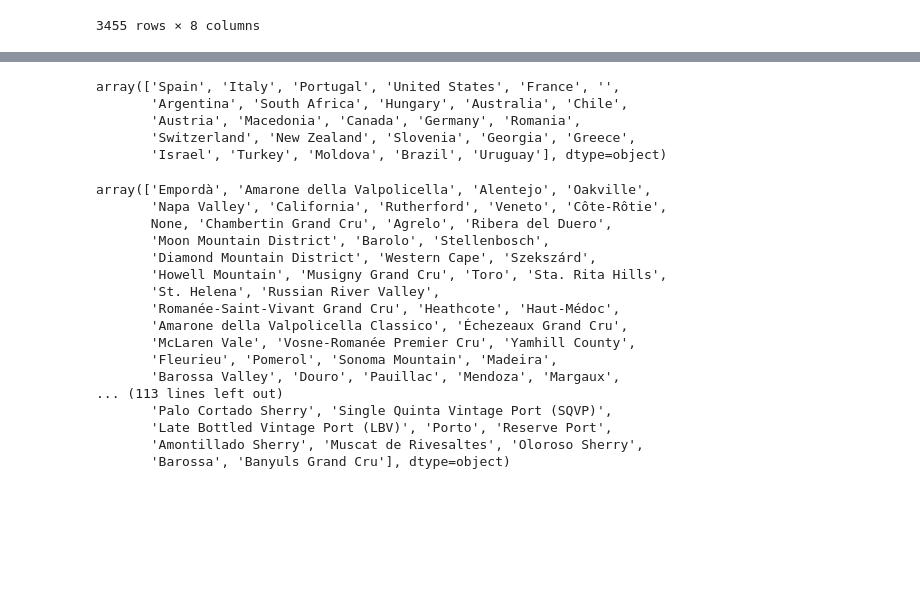
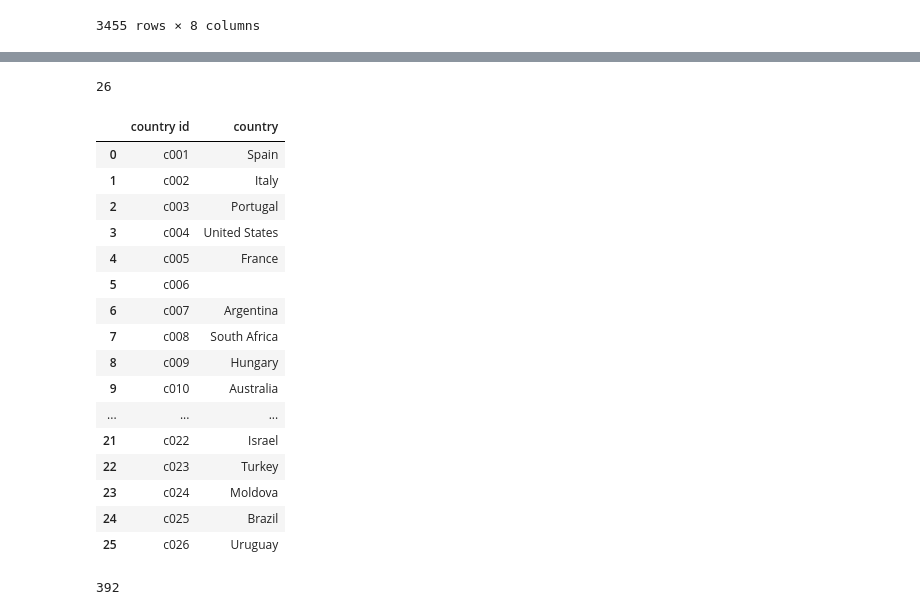
Before and after one commit to SantDRS/G3_Project3, a Jupyter notebook: starterCode.ipynb, the cells around one changed output, grey strips where cells are left out. Saved outputs shown, nothing was run; the diff lists cells and outputs as text; code cells hidden in the pictures; blank space fills up the shorter version.

Commit message:
made winery,country,region, and type dataframes

```diff
--- a/starterCode.ipynb
+++ b/starterCode.ipynb
@@ -198,32 +216,35 @@ array(['Maselva', 'Ernesto Ruffo', 'Cartuxa', ..., 'Quinta de S. José',
 # %%
 #getting a list of the unique countries in the dataframe
 countryList = wine_df['country'].unique()
-countryList
+len(countryList)
 # %% [output]
-array(['Spain', 'Italy', 'Portugal', 'United States', 'France', '',
-       'Argentina', 'South Africa', 'Hungary', 'Australia', 'Chile',
-       'Austria', 'Macedonia', 'Canada', 'Germany', 'Romania',
-       'Switzerland', 'New Zealand', 'Slovenia', 'Georgia', 'Greece',
-       'Israel', 'Turkey', 'Moldova', 'Brazil', 'Uruguay'], dtype=object)
+26
+# %%
+# creating a country_df
+countryID = ['c'+'{:0>3}'.format(str(id+1)) for id in range(len(countryList))]
+country_df = pd.DataFrame({'country id':countryID,'country':countryList})
+country_df
+# %% [output]
+|  | country id | country |
+| 0 | c001 | Spain |
+| 1 | c002 | Italy |
+| 2 | c003 | Portugal |
+| 3 | c004 | United States |
+| 4 | c005 | France |
+| 5 | c006 |  |
+| 6 | c007 | Argentina |
+| 7 | c008 | South Africa |
+| 8 | c009 | Hungary |
+| 9 | c010 | Australia |
+| ... | ... | ... |
+| 21 | c022 | Israel |
+| 22 | c023 | Turkey |
+| 23 | c024 | Moldova |
+| 24 | c025 | Brazil |
+| 25 | c026 | Uruguay |
 # %%
 #getting a list of the unique regions in the dataframe
 regionList = wine_df['region'].unique()
-regionList
+len(regionList)
 # %% [output]
-array(['Empordà', 'Amarone della Valpolicella', 'Alentejo', 'Oakville',
-       'Napa Valley', 'California', 'Rutherford', 'Veneto', 'Côte-Rôtie',
-       None, 'Chambertin Grand Cru', 'Agrelo', 'Ribera del Duero',
-       'Moon Mountain District', 'Barolo', 'Stellenbosch',
-       'Diamond Mountain District', 'Western Cape', 'Szekszárd',
-       'Howell Mountain', 'Musigny Grand Cru', 'Toro', 'Sta. Rita Hills',
-       'St. Helena', 'Russian River Valley',
-       'Romanée-Saint-Vivant Grand Cru', 'Heathcote', 'Haut-Médoc',
-       'Amarone della Valpolicella Classico', 'Échezeaux Grand Cru',
-       'McLaren Vale', 'Vosne-Romanée Premier Cru', 'Yamhill County',
-       'Fleurieu', 'Pomerol', 'Sonoma Mountain', 'Madeira',
-       'Barossa Valley', 'Douro', 'Pauillac', 'Mendoza', 'Margaux',
-... (113 lines left out)
-       'Palo Cortado Sherry', 'Single Quinta Vintage Port (SQVP)',
-       'Late Bottled Vintage Port (LBV)', 'Porto', 'Reserve Port',
-       'Amontillado Sherry', 'Muscat de Rivesaltes', 'Oloroso Sherry',
-       'Barossa', 'Banyuls Grand Cru'], dtype=object)
+392
```
Also changed, not shown: parts of 5 cells of this notebook.
